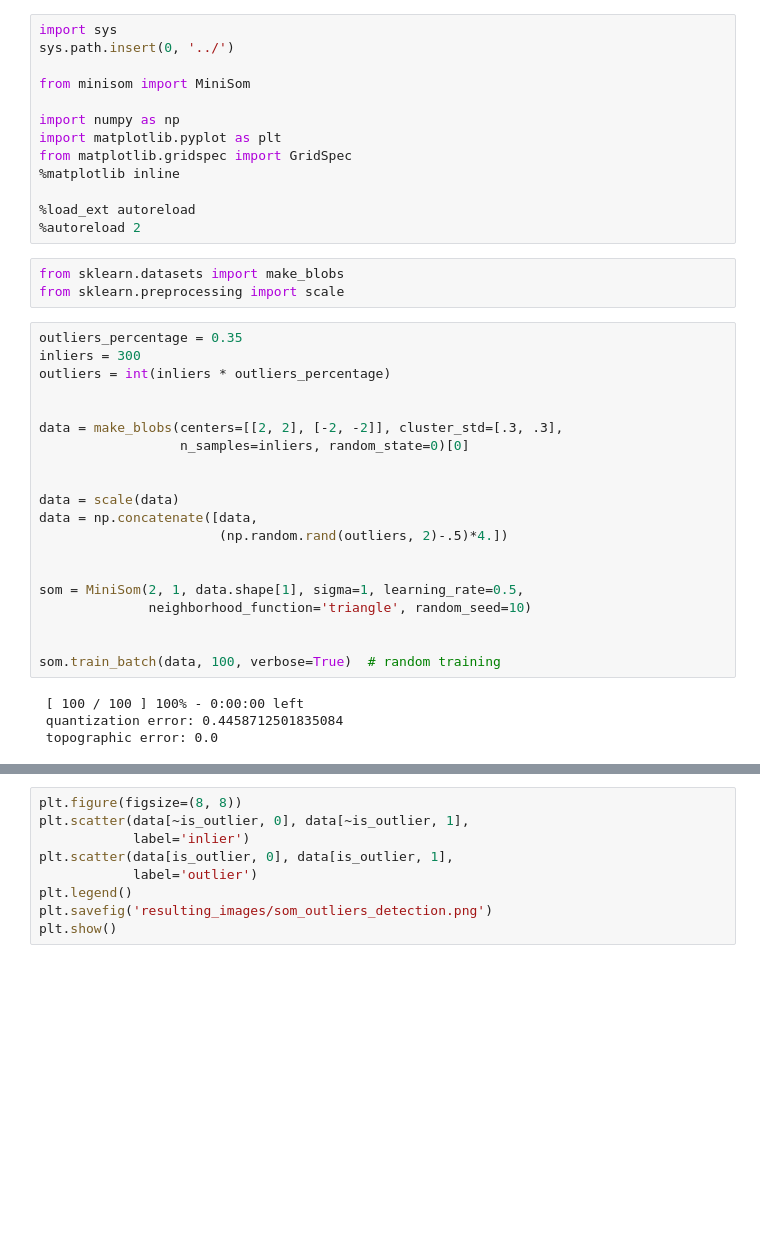
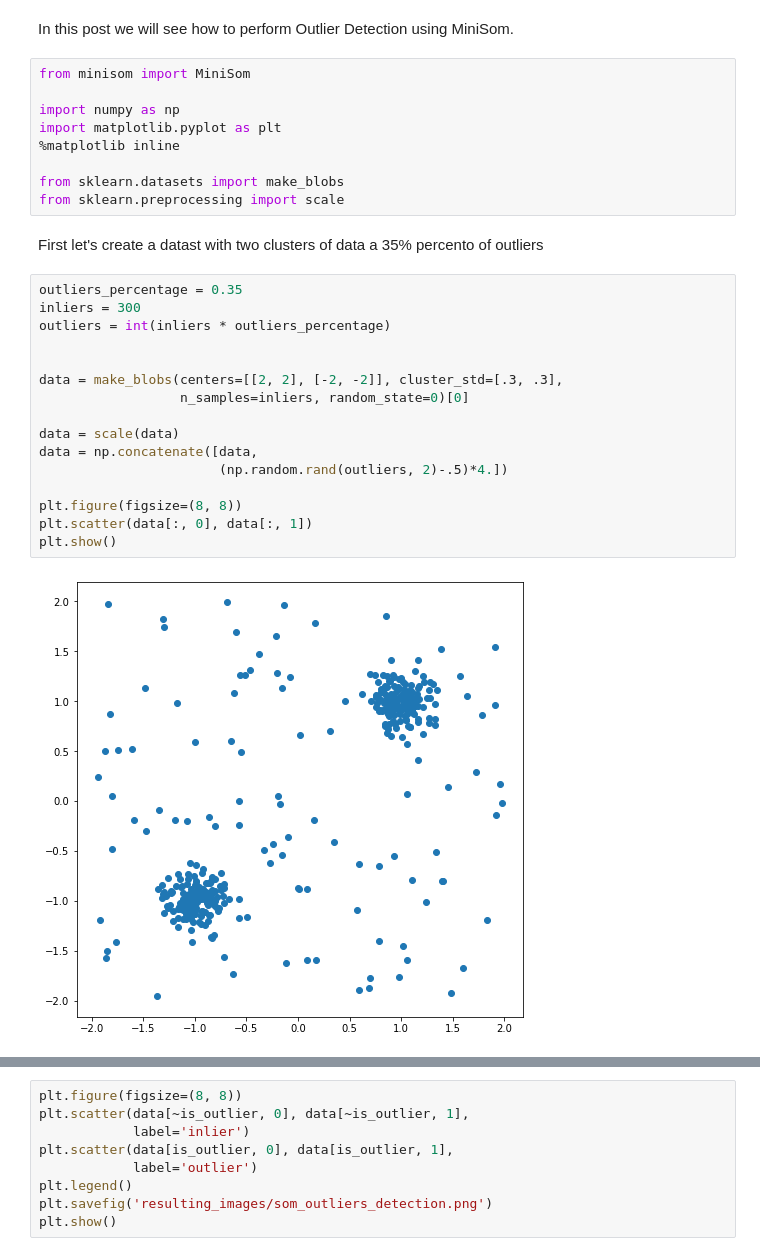
Before and after one commit to JustGlowing/minisom, a Jupyter notebook: examples/OutliersDetection.ipynb, the cells around one changed output, grey strips where cells are left out. Drawn from its saved outputs; the diff is of its cells as text; blank space fills up the shorter version.

Commit message:
outlier detection documented

```diff
--- a/examples/OutliersDetection.ipynb
+++ b/examples/OutliersDetection.ipynb
@@ -1,40 +1,31 @@
+# %% [markdown]
+In this post we will see how to perform Outlier Detection using MiniSom.
 # %%
-import sys
-sys.path.insert(0, '../')
-
 from minisom import MiniSom
 
 import numpy as np
 import matplotlib.pyplot as plt
-from matplotlib.gridspec import GridSpec
 %matplotlib inline
 
-%load_ext autoreload
-%autoreload 2
+from sklearn.datasets import make_blobs
+from sklearn.preprocessing import scale
-# %%
-from sklearn.datasets import make_blobs
-from sklearn.preprocessing import scale
+# %% [markdown]
+First let's create a datast with two clusters of data a 35% percento of outliers
 # %%
 outliers_percentage = 0.35
 inliers = 300
 outliers = int(inliers * outliers_percentage)
 
 
 data = make_blobs(centers=[[2, 2], [-2, -2]], cluster_std=[.3, .3],
                   n_samples=inliers, random_state=0)[0]
 
-
 data = scale(data)
 data = np.concatenate([data,
                        (np.random.rand(outliers, 2)-.5)*4.])
 
-
-som = MiniSom(2, 1, data.shape[1], sigma=1, learning_rate=0.5,
-              neighborhood_function='triangle', random_seed=10)
-
-
-som.train_batch(data, 100, verbose=True)  # random training
+plt.figure(figsize=(8, 8))
+plt.scatter(data[:, 0], data[:, 1])
+plt.show()
 # %% [output]
- [ 100 / 100 ] 100% - 0:00:00 left
- quantization error: 0.4458712501835084
- topographic error: 0.0
+[figure, added]
```
Also changed, not shown: parts of 7 cells of this notebook.
